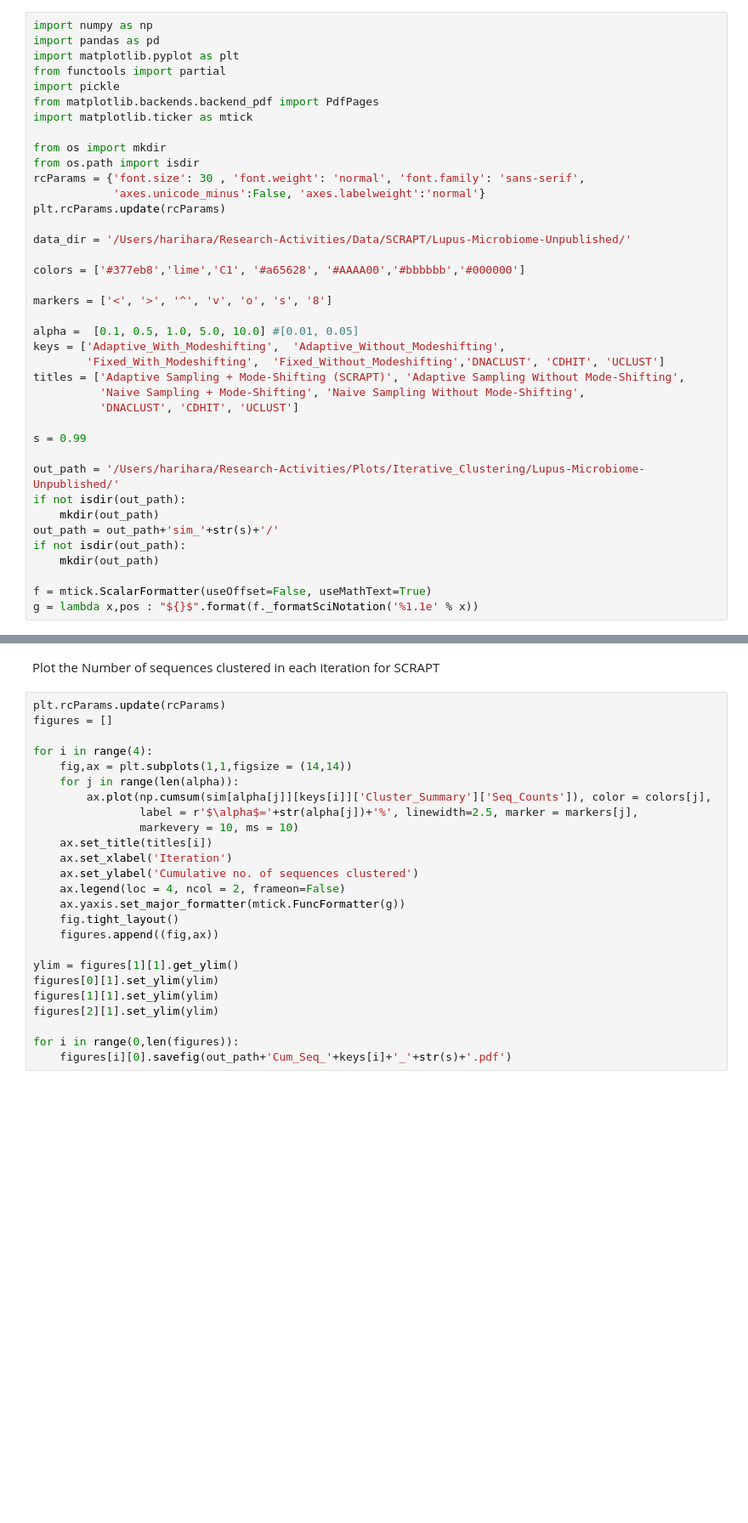
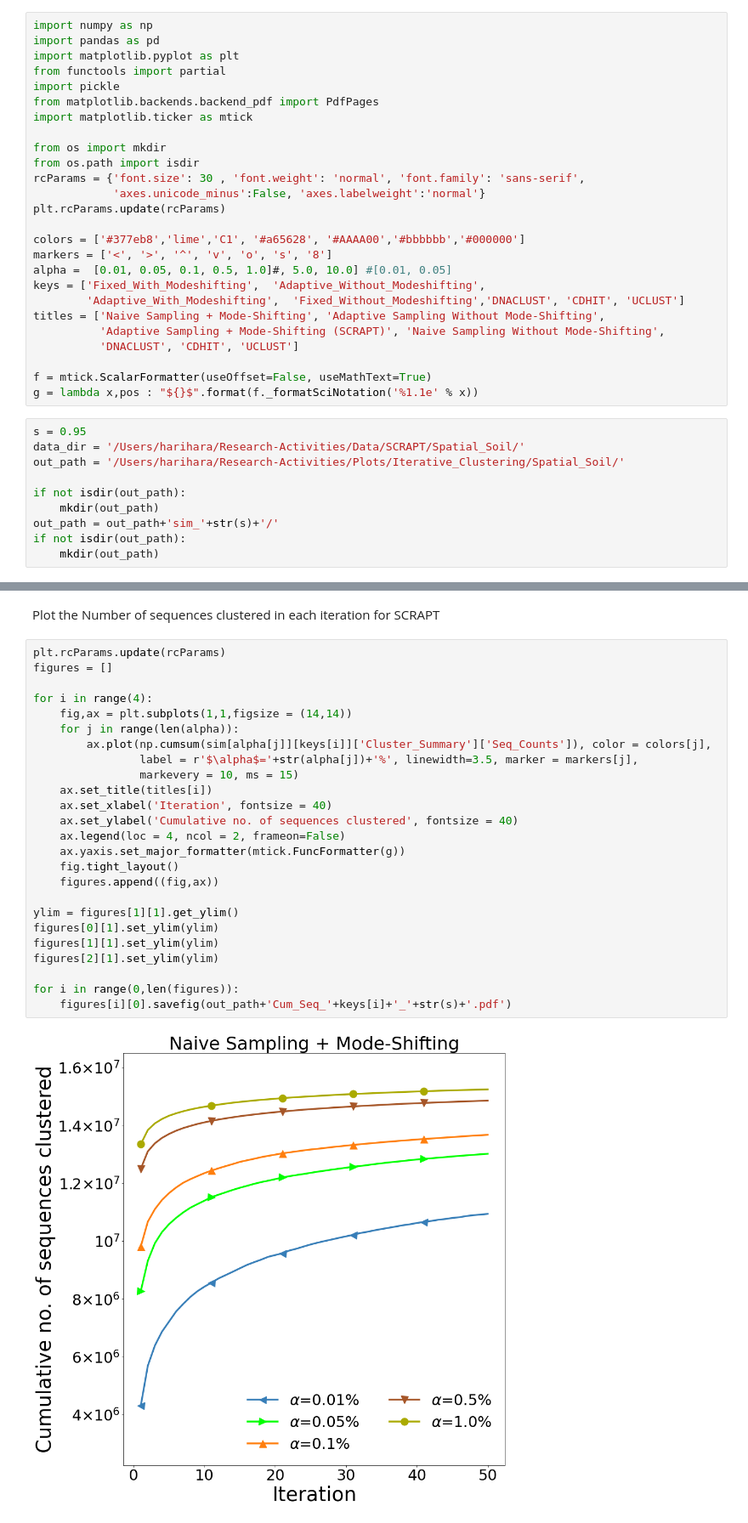
Before and after one commit to hsmurali/SCRAPT, a Jupyter notebook: Experiments/Summarize_Findings/Make_Charts_Clustering.ipynb, the cells around one changed output, grey strips where cells are left out. Shown at 85% size. Cells and saved outputs as stored; diff of their text form; blank space fills up the shorter version.

```diff
--- a/Experiments/Summarize_Findings/Make_Charts_Clustering.ipynb
+++ b/Experiments/Summarize_Findings/Make_Charts_Clustering.ipynb
@@ -13,28 +13,25 @@ rcParams = {'font.size': 30 , 'font.weight': 'normal', 'font.family': 'sans-seri
             'axes.unicode_minus':False, 'axes.labelweight':'normal'}
 plt.rcParams.update(rcParams)
 
-data_dir = '/Users/harihara/Research-Activities/Data/SCRAPT/Lupus-Microbiome-Unpublished/'
-
 colors = ['#377eb8','lime','C1', '#a65628', '#AAAA00','#bbbbbb','#000000']
-
 markers = ['<', '>', '^', 'v', 'o', 's', '8']
-
-alpha =  [0.1, 0.5, 1.0, 5.0, 10.0] #[0.01, 0.05]
-keys = ['Adaptive_With_Modeshifting',  'Adaptive_Without_Modeshifting',
-        'Fixed_With_Modeshifting',  'Fixed_Without_Modeshifting','DNACLUST', 'CDHIT', 'UCLUST']
-titles = ['Adaptive Sampling + Mode-Shifting (SCRAPT)', 'Adaptive Sampling Without Mode-Shifting',
-          'Naive Sampling + Mode-Shifting', 'Naive Sampling Without Mode-Shifting',
+alpha =  [0.01, 0.05, 0.1, 0.5, 1.0]#, 5.0, 10.0] #[0.01, 0.05]
+keys = ['Fixed_With_Modeshifting',  'Adaptive_Without_Modeshifting',
+        'Adaptive_With_Modeshifting',  'Fixed_Without_Modeshifting','DNACLUST', 'CDHIT', 'UCLUST']
+titles = ['Naive Sampling + Mode-Shifting', 'Adaptive Sampling Without Mode-Shifting',
+          'Adaptive Sampling + Mode-Shifting (SCRAPT)', 'Naive Sampling Without Mode-Shifting',
           'DNACLUST', 'CDHIT', 'UCLUST']
-
-s = 0.99
-
-out_path = '/Users/harihara/Research-Activities/Plots/Iterative_Clustering/Lupus-Microbiome-Unpublished/'
-if not isdir(out_path):
-    mkdir(out_path)
-out_path = out_path+'sim_'+str(s)+'/'
-if not isdir(out_path):
-    mkdir(out_path)
 
 f = mtick.ScalarFormatter(useOffset=False, useMathText=True)
 g = lambda x,pos : "${}$".format(f._formatSciNotation('%1.1e' % x))
+# %%
+s = 0.95
+data_dir = '/Users/harihara/Research-Activities/Data/SCRAPT/Spatial_Soil/'
+out_path = '/Users/harihara/Research-Activities/Plots/Iterative_Clustering/Spatial_Soil/'
+
+if not isdir(out_path):
+    mkdir(out_path)
+out_path = out_path+'sim_'+str(s)+'/'
+if not isdir(out_path):
+    mkdir(out_path)
 # %%
@@ -56,25 +53,27 @@ Plot the Number of sequences clustered in each iteration for SCRAPT
 # %%
 plt.rcParams.update(rcParams)
 figures = []
 
 for i in range(4):
     fig,ax = plt.subplots(1,1,figsize = (14,14))
     for j in range(len(alpha)):
         ax.plot(np.cumsum(sim[alpha[j]][keys[i]]['Cluster_Summary']['Seq_Counts']), color = colors[j],
-                label = r'$\alpha$='+str(alpha[j])+'%', linewidth=2.5, marker = markers[j],
-                markevery = 10, ms = 10)
+                label = r'$\alpha$='+str(alpha[j])+'%', linewidth=3.5, marker = markers[j],
+                markevery = 10, ms = 15)
     ax.set_title(titles[i])
-    ax.set_xlabel('Iteration')
-    ax.set_ylabel('Cumulative no. of sequences clustered')
+    ax.set_xlabel('Iteration', fontsize = 40)
+    ax.set_ylabel('Cumulative no. of sequences clustered', fontsize = 40)
     ax.legend(loc = 4, ncol = 2, frameon=False)
     ax.yaxis.set_major_formatter(mtick.FuncFormatter(g))
     fig.tight_layout()
     figures.append((fig,ax))
 
 ylim = figures[1][1].get_ylim()
 figures[0][1].set_ylim(ylim)
 figures[1][1].set_ylim(ylim)
 figures[2][1].set_ylim(ylim)
 
 for i in range(0,len(figures)):
     figures[i][0].savefig(out_path+'Cum_Seq_'+keys[i]+'_'+str(s)+'.pdf')
+# %% [output]
+[figure, added]
```
Also changed, not shown: parts of 5 cells of this notebook, 3 other files.
